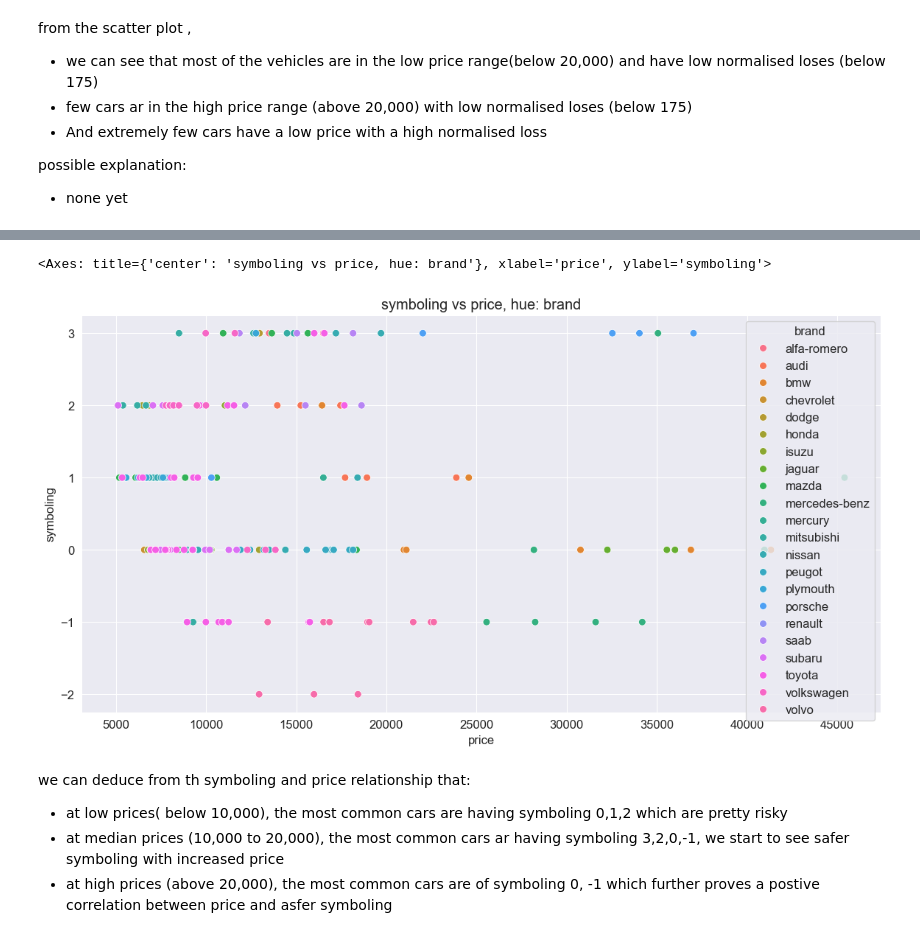
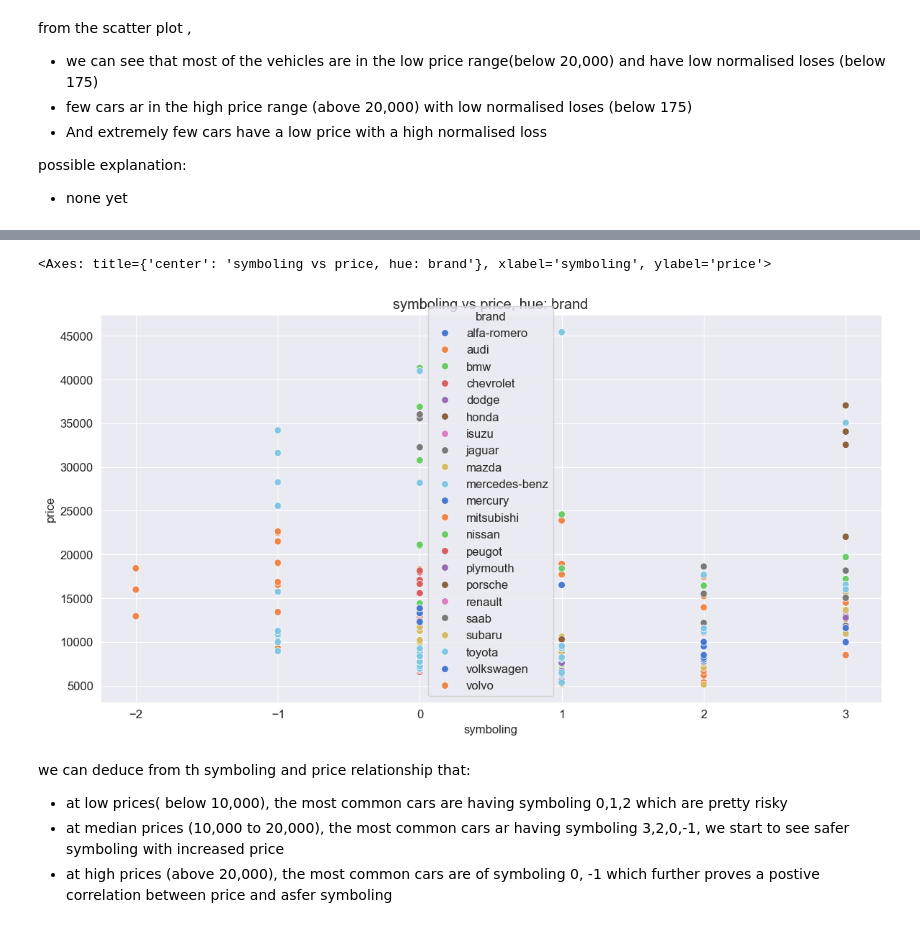
Before and after one commit to kasuleBS/automobile_analysis, a Jupyter notebook: analysis_file.ipynb, the cells around one changed output, grey strips where cells are left out. Saved outputs shown, nothing was run; the diff lists cells and outputs as text; code cells hidden in the pictures.

```diff
--- a/analysis_file.ipynb
+++ b/analysis_file.ipynb
@@ -1193,10 +1211,10 @@ for key,val in plots_dict.items():
 # %%
 plt.figure(figsize=(14,7))
 plt.title('symboling vs price, hue: brand')
-sns.scatterplot(x='price',y='symboling',hue='brand',s=50, data=automobile_df)
+sns.scatterplot(x='symboling',y='price',hue='brand',palette='muted',s=50, data=automobile_df)
 # %% [output]
-<Axes: title={'center': 'symboling vs price, hue: brand'}, xlabel='price', ylabel='symboling'>
+<Axes: title={'center': 'symboling vs price, hue: brand'}, xlabel='symboling', ylabel='price'>
-[figure, old version]
+[figure, new version]
 # %% [markdown]
 we can deduce from th symboling and price relationship that:
 * at low prices( below 10,000), the most common cars are having symboling 0,1,2 which are pretty risky
```
Also changed, not shown: parts of 18 cells of this notebook.
